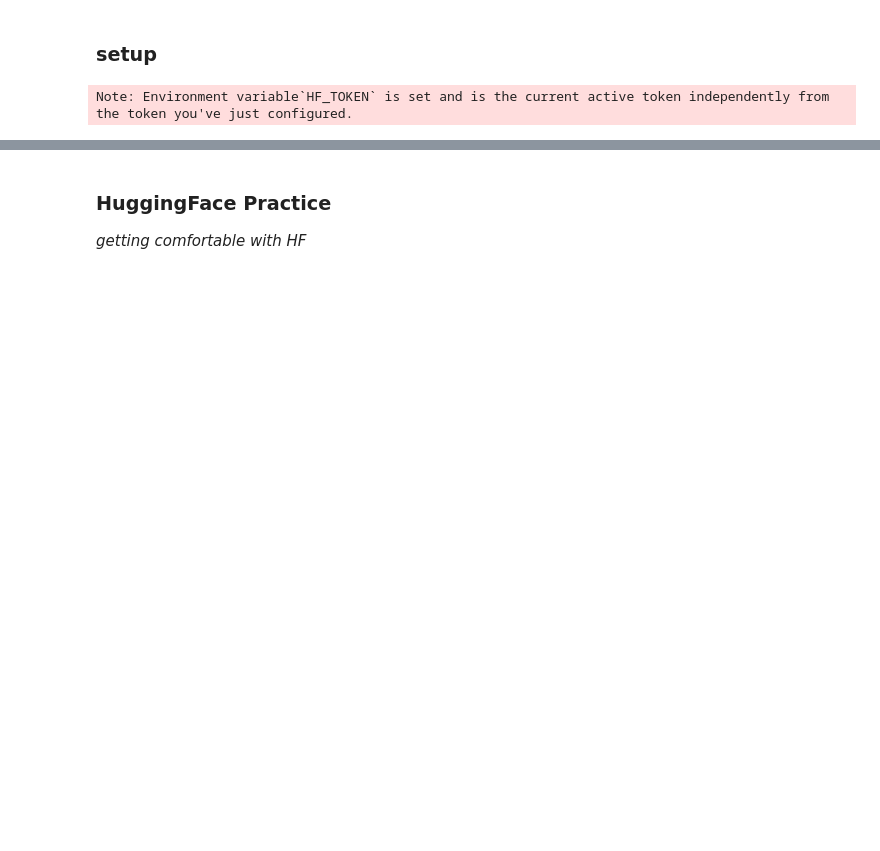
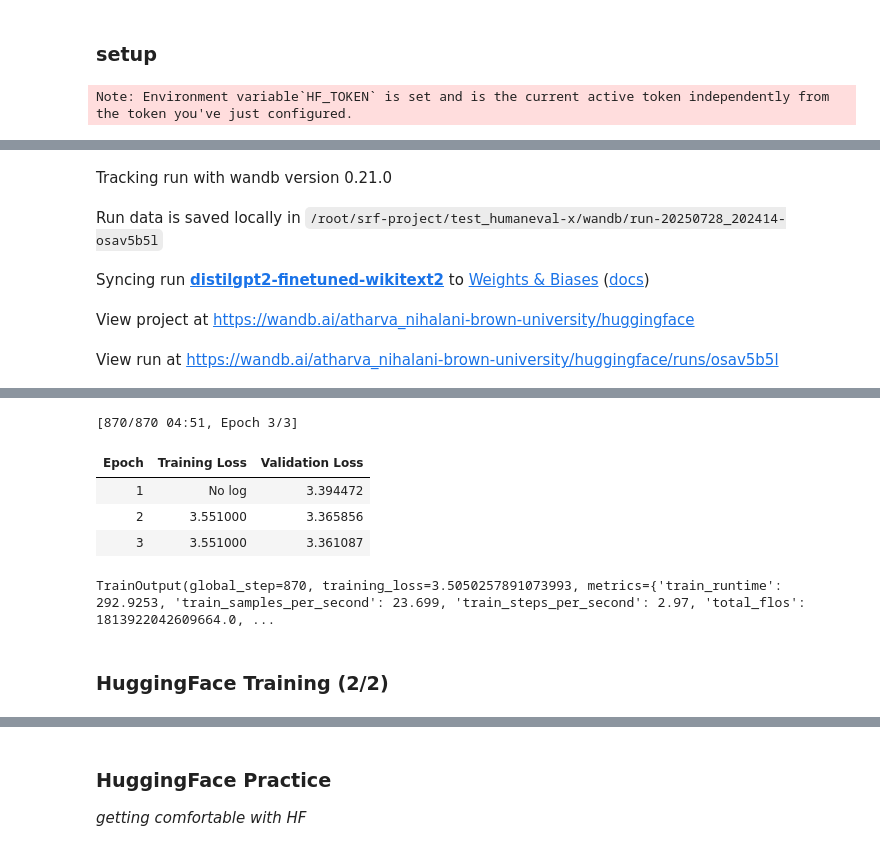
Before and after one commit to atharvanihalani/srf-project, a Jupyter notebook: test_humaneval-x/scratch.ipynb, the cells around one changed output, grey strips where cells are left out. Drawn from its saved outputs; the diff is of its cells as text; code cells hidden in the pictures; blank space fills up the shorter version.

```diff
--- a/test_humaneval-x/scratch.ipynb
+++ b/test_humaneval-x/scratch.ipynb
@@ -16,0 +106,7 @@ Note: Environment variable`HF_TOKEN` is set and is the current active token inde
+# %%
+lm_datasets = tokenized_datasets.map(
+    group_texts,
+    batched=True,
+    batch_size=1000,
+    num_proc=4,
+)
@@ -16,0 +124,21 @@ Note: Environment variable`HF_TOKEN` is set and is the current active token inde
+# %%
+from transformers import AutoModelForCausalLM
+model = AutoModelForCausalLM.from_pretrained(model_checkpoint, device_map='auto', torch_dtype='auto')
+# %%
+model_name = model_checkpoint.split("/")[-1]
+training_args = TrainingArguments(
+    f"{model_name}-finetuned-wikitext2",
+    eval_strategy = "epoch",
+    learning_rate=2e-5,
+    weight_decay=0.01,
+)
+# %%
+trainer = Trainer(
+    model=model,
+    args=training_args,
+    train_dataset=lm_datasets["train"],
+    eval_dataset=lm_datasets["validation"],
+)
+# %%
+trainer.train()
+# %% [output]
@@ -16,0 +147,5 @@ Note: Environment variable`HF_TOKEN` is set and is the current active token inde
+Tracking run with wandb version 0.21.0
+Run data is saved locally in /root/srf-project/test_humaneval-x/wandb/run-20250728_202414-osav5b5l
+Syncing run distilgpt2-finetuned-wikitext2 to Weights & Biases (docs)
+View project at https://wandb.ai/atharva_nihalani-brown-university/huggingface
+View run at https://wandb.ai/atharva_nihalani-brown-university/huggingface/runs/osav5b5l
@@ -16,0 +153,8 @@ Note: Environment variable`HF_TOKEN` is set and is the current active token inde
+[870/870 04:51, Epoch 3/3]
+| Epoch | Training Loss | Validation Loss |
+| 1 | No log | 3.394472 |
+| 2 | 3.551000 | 3.365856 |
+| 3 | 3.551000 | 3.361087 |
+TrainOutput(global_step=870, training_loss=3.5050257891073993, metrics={'train_runtime': 292.9253, 'train_samples_per_second': 23.699, 'train_steps_per_second': 2.97, 'total_flos': 1813922042609664.0, ...
+# %% [markdown]
+### HuggingFace Training (2/2)
```
Also changed, not shown: parts of 31 cells of this notebook, 1 other file.
